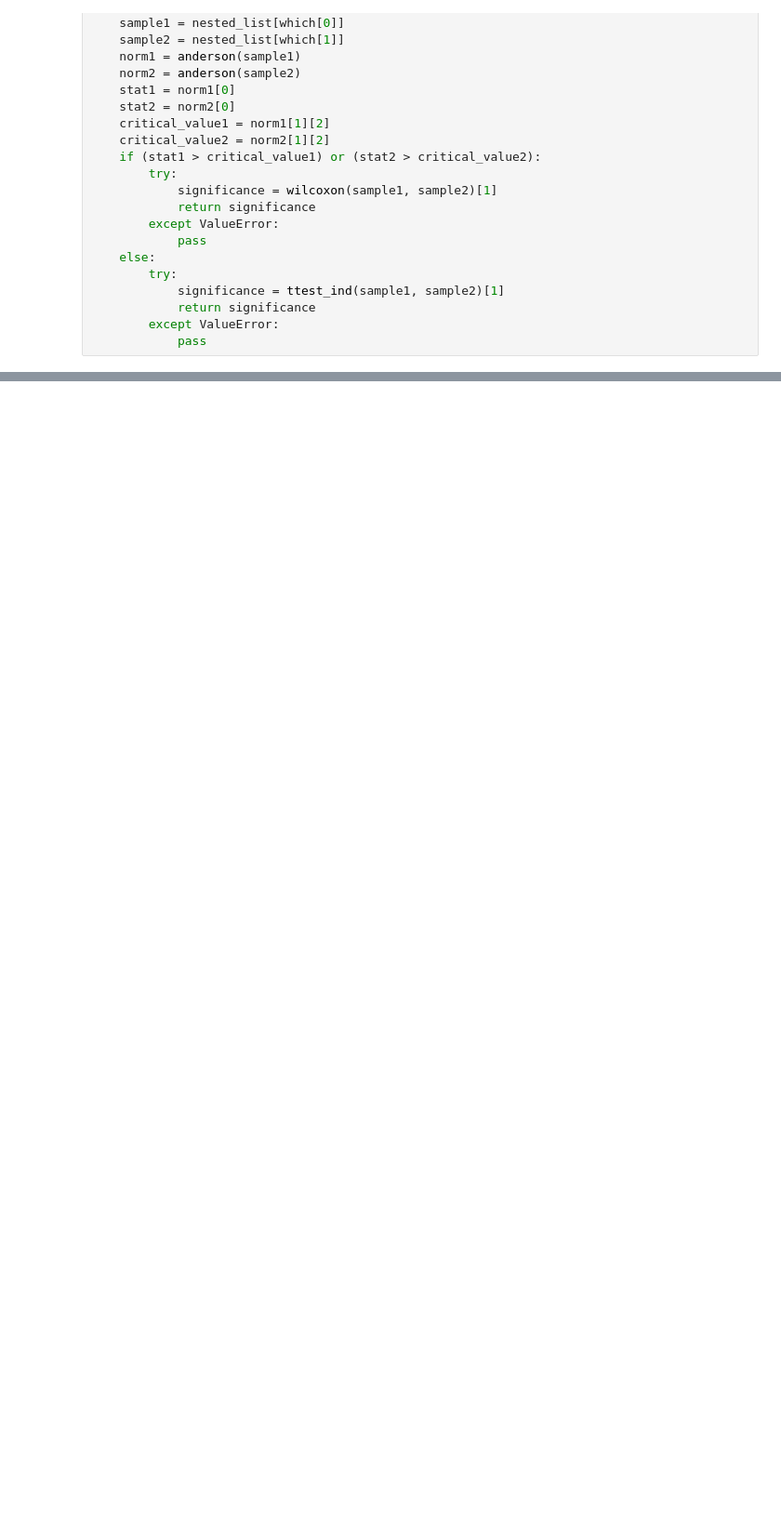
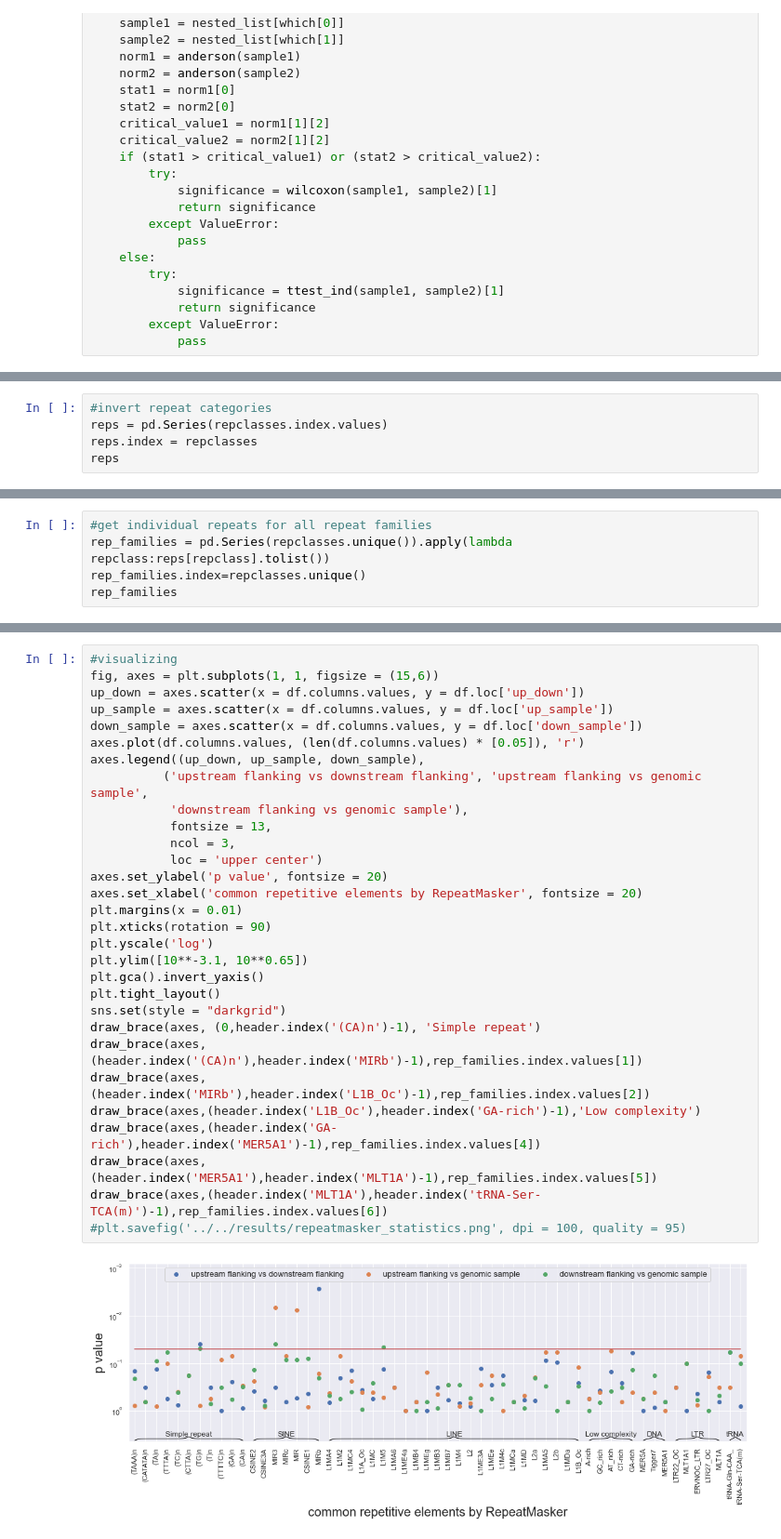
Before and after one commit to balintbiro/Oryctolagus_cuniculus_numts, a Jupyter notebook: codes/trials/repeatmasker.ipynb, the cells around one changed output, grey strips where cells are left out. Shown at 93% size. Cells and saved outputs as stored; diff of their text form; blank space fills up the shorter version.

```diff
--- a/codes/trials/repeatmasker.ipynb
+++ b/codes/trials/repeatmasker.ipynb
@@ -520,0 +515,5 @@ dtype: float64
+# %%
+#invert repeat categories
+reps = pd.Series(repclasses.index.values)
+reps.index = repclasses
+reps
@@ -520,0 +538,5 @@ dtype: float64
+# %%
+#get individual repeats for all repeat families
+rep_families = pd.Series(repclasses.unique()).apply(lambda repclass:reps[repclass].tolist())
+rep_families.index=repclasses.unique()
+rep_families
@@ -655,0 +640,32 @@ sns.set(style = "darkgrid")
+# %%
+#visualizing
+fig, axes = plt.subplots(1, 1, figsize = (15,6))
+up_down = axes.scatter(x = df.columns.values, y = df.loc['up_down'])
+up_sample = axes.scatter(x = df.columns.values, y = df.loc['up_sample'])
+down_sample = axes.scatter(x = df.columns.values, y = df.loc['down_sample'])
+axes.plot(df.columns.values, (len(df.columns.values) * [0.05]), 'r')
+axes.legend((up_down, up_sample, down_sample),
+          ('upstream flanking vs downstream flanking', 'upstream flanking vs genomic sample',
+           'downstream flanking vs genomic sample'),
+           fontsize = 13,
+           ncol = 3,
+           loc = 'upper center')
+axes.set_ylabel('p value', fontsize = 20)
+axes.set_xlabel('common repetitive elements by RepeatMasker', fontsize = 20)
+plt.margins(x = 0.01)
+plt.xticks(rotation = 90)
+plt.yscale('log')
+plt.ylim([10**-3.1, 10**0.65])
+plt.gca().invert_yaxis()
+plt.tight_layout()
+sns.set(style = "darkgrid")
+draw_brace(axes, (0,header.index('(CA)n')-1), 'Simple repeat')
+draw_brace(axes,(header.index('(CA)n'),header.index('MIRb')-1),rep_families.index.values[1])
+draw_brace(axes,(header.index('MIRb'),header.index('L1B_Oc')-1),rep_families.index.values[2])
+draw_brace(axes,(header.index('L1B_Oc'),header.index('GA-rich')-1),'Low complexity')
+draw_brace(axes,(header.index('GA-rich'),header.index('MER5A1')-1),rep_families.index.values[4])
+draw_brace(axes,(header.index('MER5A1'),header.index('MLT1A')-1),rep_families.index.values[5])
+draw_brace(axes,(header.index('MLT1A'),header.index('tRNA-Ser-TCA(m)')-1),rep_families.index.values[6])
+#plt.savefig('../../results/repeatmasker_statistics.png', dpi = 100, quality = 95)
+# %% [output]
+[figure, added]
```
Also changed, not shown: parts of 29 cells of this notebook.
